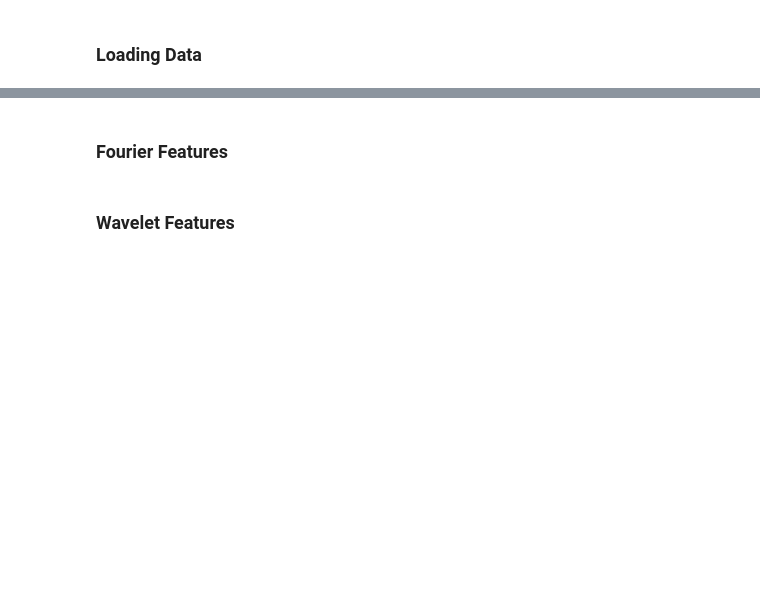
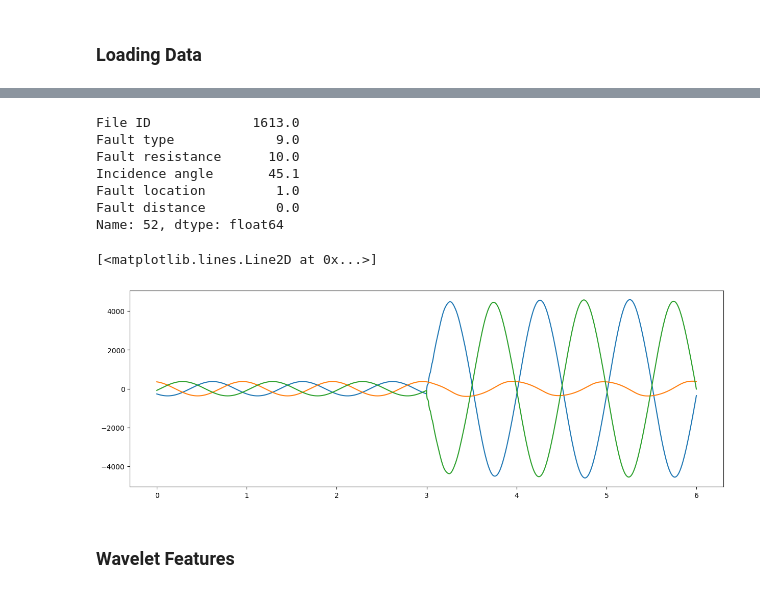
Before and after one commit to EESC-USP-FaultAI/preprocessing, a Jupyter notebook: metricas/new_features.ipynb, the cells around one changed output, grey strips where cells are left out. Cells and saved outputs as stored; diff of their text form; code cells hidden in the pictures; blank space fills up the shorter version.

```diff
--- a/metricas/new_features.ipynb
+++ b/metricas/new_features.ipynb
@@ -13,7 +13,7 @@ import concurrent.futures
 # Load data configuration
 data_dir = r'C:\Users\alail\OneDrive\Documentos\dado_iniciais'
 # data_dir = r'D:\Pre-Processing Data'
-pen = [10, 50, 75]
+pen = [75]
 
 columns_name = [
     'File ID',
@@ -49,3 +67,23 @@ else:
+# %%
+num = 52
+dat = data[num]*1000
+print(df_cases.loc[num])
+plt.figure(figsize=(15, 5))
+fs = 512
+time = np.linspace(0, dat.shape[1]/fs, dat.shape[1])
+plt.plot(time, dat[3,:])
+plt.plot(time, dat[4,:])
+plt.plot(time, dat[5,:])
+# %% [output]
+File ID             1613.0
+Fault type             9.0
+Fault resistance      10.0
+Incidence angle       45.1
+Fault location         1.0
+Fault distance         0.0
+Name: 52, dtype: float64
+[<matplotlib.lines.Line2D at 0x...>]
+[figure, added]
 # %%
 # Create a Dataframe to store the features
 columns_name = [
@@ -144,8 +179,6 @@ start_cycle2 = fault_idx - smp_per_cycle//2
 start_cycle3 = fault_idx
 names_prefix = ['Pre-', 'Fault-', 'Pos-']
 names_phase = ['Va', 'Vb', 'Vc', 'Ia', 'Ib', 'Ic']
-# %% [markdown]
-### Fourier Features
 # %%
 ## Fourier Transform
 df_fourier = df_features.copy()
```
Also changed, not shown: parts of 6 cells of this notebook, 5 other files.
